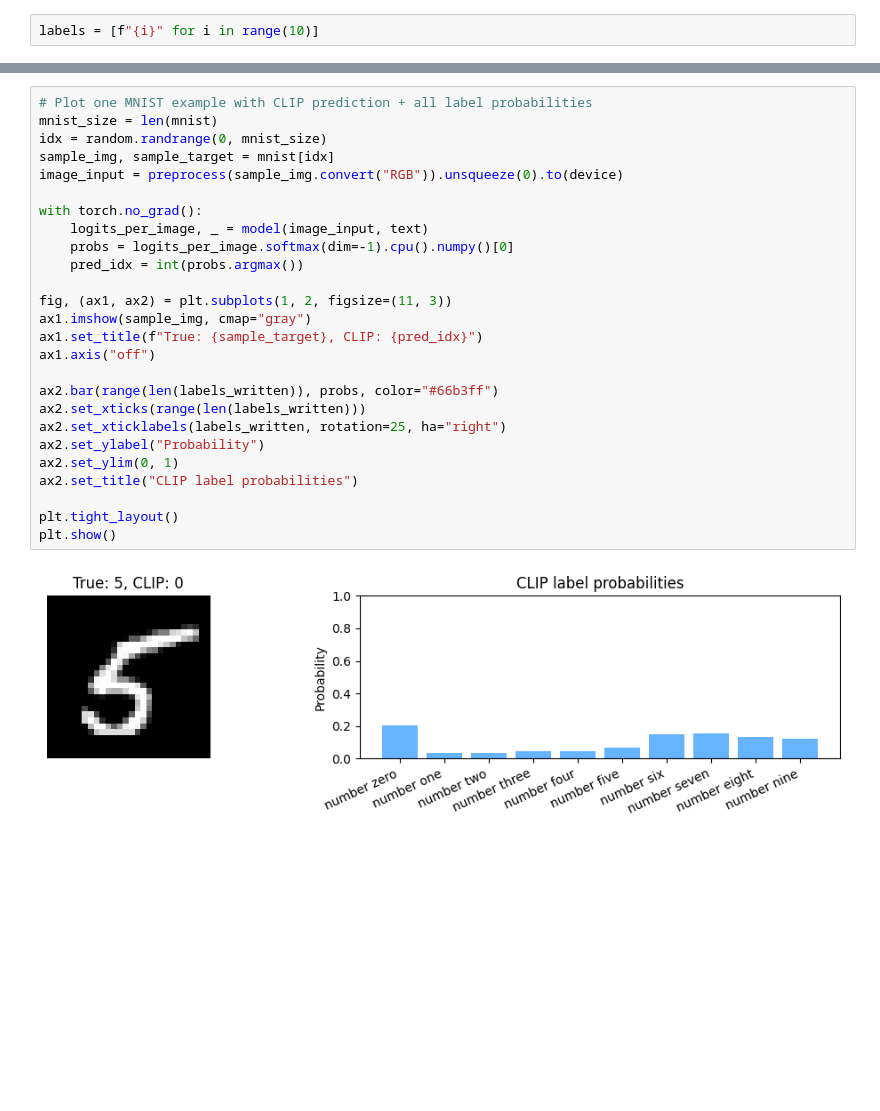
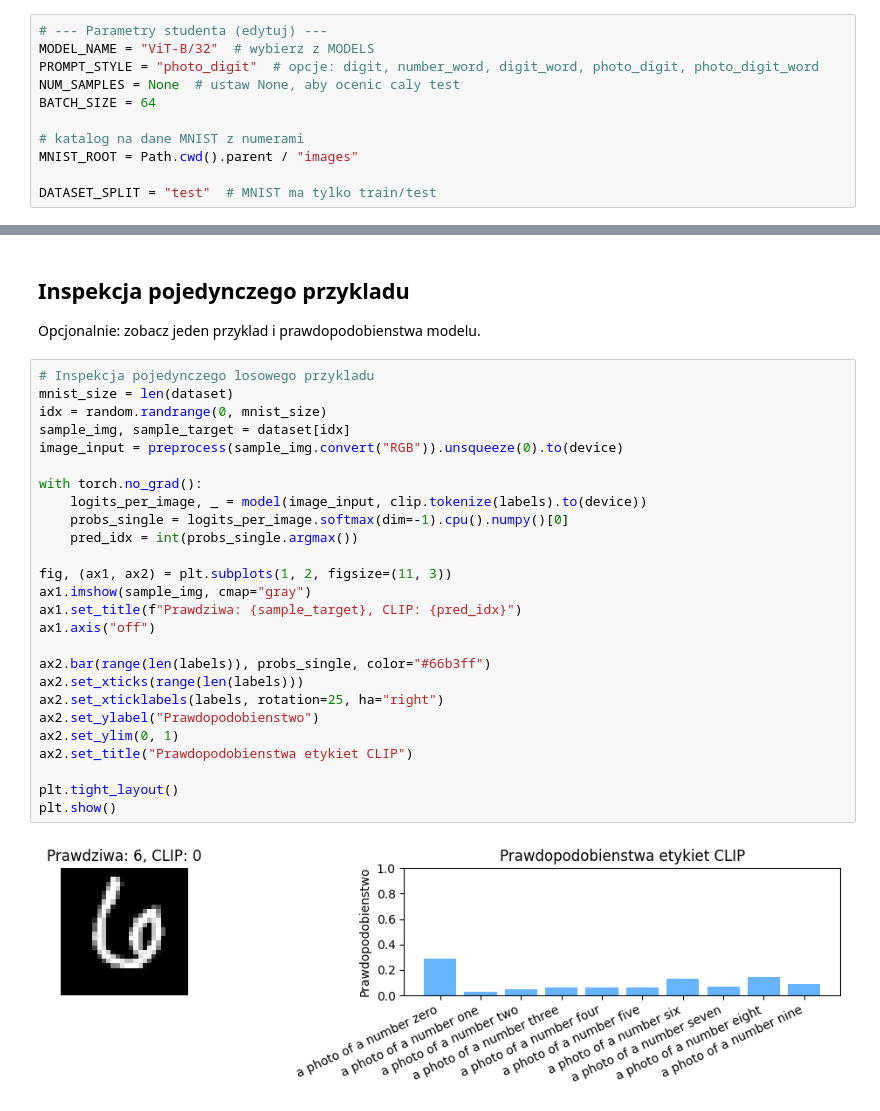
Before and after one commit to Einhartd/adom-clip, a Jupyter notebook: src/mnist_number_experiment.ipynb, the cells around one changed output, grey strips where cells are left out. Drawn from its saved outputs; the diff is of its cells as text; blank space fills up the shorter version.

Commit message:
update mnist numbers experiment

```diff
--- a/src/mnist_number_experiment.ipynb
+++ b/src/mnist_number_experiment.ipynb
@@ -32,2 +59,11 @@ This uses MNIST digits as input and CLIP text prompts as labels.
 # %%
-labels = [f"{i}" for i in range(10)]
+# --- Parametry studenta (edytuj) ---
+MODEL_NAME = "ViT-B/32"  # wybierz z MODELS
+PROMPT_STYLE = "photo_digit"  # opcje: digit, number_word, digit_word, photo_digit, photo_digit_word
+NUM_SAMPLES = None  # ustaw None, aby ocenic caly test
+BATCH_SIZE = 64
+
+# katalog na dane MNIST z numerami
+MNIST_ROOT = Path.cwd().parent / "images"
+
+DATASET_SPLIT = "test"  # MNIST ma tylko train/test
@@ -128,28 +225,31 @@ Zero-shot CLIP accuracy on 2048 MNIST samples: 0.148
+# %% [markdown]
+## Inspekcja pojedynczego przykladu
+Opcjonalnie: zobacz jeden przyklad i prawdopodobienstwa modelu.
 # %%
-# Plot one MNIST example with CLIP prediction + all label probabilities
-mnist_size = len(mnist)
+# Inspekcja pojedynczego losowego przykladu
+mnist_size = len(dataset)
 idx = random.randrange(0, mnist_size)
-sample_img, sample_target = mnist[idx]
+sample_img, sample_target = dataset[idx]
 image_input = preprocess(sample_img.convert("RGB")).unsqueeze(0).to(device)
 
 with torch.no_grad():
-    logits_per_image, _ = model(image_input, text)
-    probs = logits_per_image.softmax(dim=-1).cpu().numpy()[0]
-    pred_idx = int(probs.argmax())
+    logits_per_image, _ = model(image_input, clip.tokenize(labels).to(device))
+    probs_single = logits_per_image.softmax(dim=-1).cpu().numpy()[0]
+    pred_idx = int(probs_single.argmax())
 
 fig, (ax1, ax2) = plt.subplots(1, 2, figsize=(11, 3))
 ax1.imshow(sample_img, cmap="gray")
-ax1.set_title(f"True: {sample_target}, CLIP: {pred_idx}")
+ax1.set_title(f"Prawdziwa: {sample_target}, CLIP: {pred_idx}")
 ax1.axis("off")
 
-ax2.bar(range(len(labels_written)), probs, color="#66b3ff")
-ax2.set_xticks(range(len(labels_written)))
-ax2.set_xticklabels(labels_written, rotation=25, ha="right")
-ax2.set_ylabel("Probability")
+ax2.bar(range(len(labels)), probs_single, color="#66b3ff")
+ax2.set_xticks(range(len(labels)))
+ax2.set_xticklabels(labels, rotation=25, ha="right")
+ax2.set_ylabel("Prawdopodobienstwo")
 ax2.set_ylim(0, 1)
-ax2.set_title("CLIP label probabilities")
+ax2.set_title("Prawdopodobienstwa etykiet CLIP")
 
 plt.tight_layout()
 plt.show()
 # %% [output]
-[figure, old version]
+[figure, new version]
```
Also changed, not shown: parts of 14 cells of this notebook, 2 other files.
